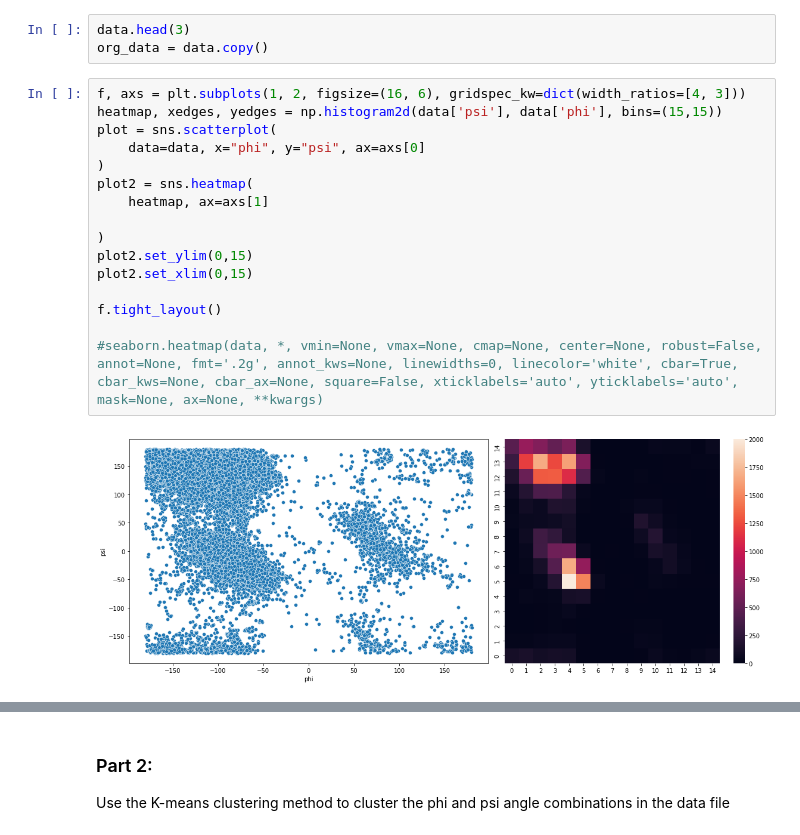
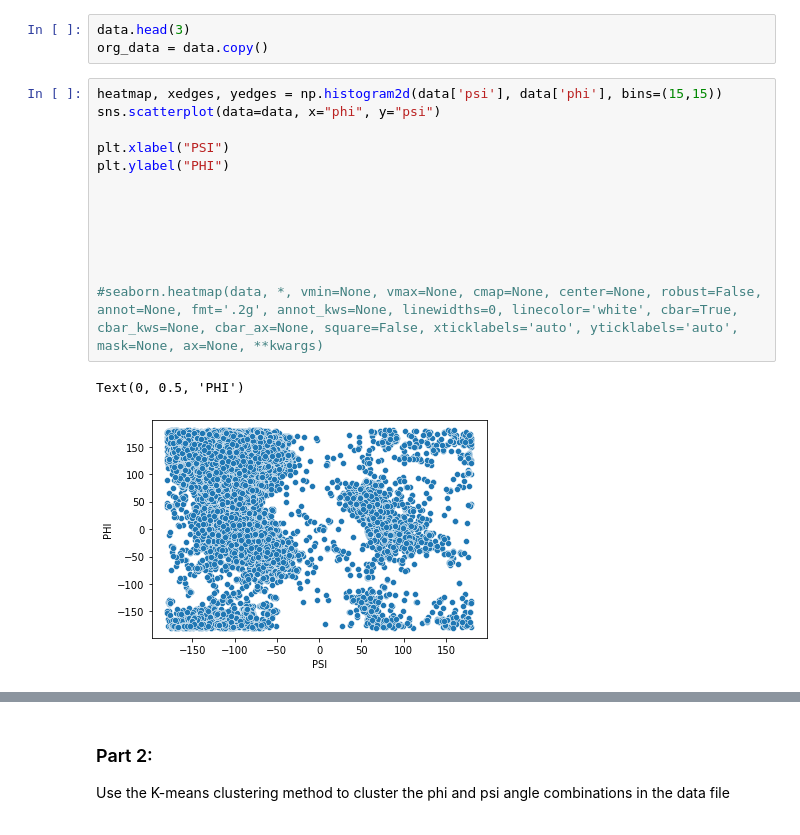
Before and after one commit to JohanBirger/DAT405, a Jupyter notebook: Assignment3.ipynb, the cells around one changed output, grey strips where cells are left out. Cells and saved outputs as stored; diff of their text form.

```diff
--- a/Assignment3.ipynb
+++ b/Assignment3.ipynb
@@ -16,20 +16,18 @@ data = pd.read_csv('./Resources/assignment3-data.csv')
 data.head(3)
 org_data = data.copy()
 # %%
-f, axs = plt.subplots(1, 2, figsize=(16, 6), gridspec_kw=dict(width_ratios=[4, 3]))
 heatmap, xedges, yedges = np.histogram2d(data['psi'], data['phi'], bins=(15,15))
-plot = sns.scatterplot(
-    data=data, x="phi", y="psi", ax=axs[0]
-)
-plot2 = sns.heatmap(
-    heatmap, ax=axs[1]
+sns.scatterplot(data=data, x="phi", y="psi")
 
-)
-plot2.set_ylim(0,15)
-plot2.set_xlim(0,15)
+plt.xlabel("PSI")
+plt.ylabel("PHI")
 
-f.tight_layout()
+
+
+
+
 
 #seaborn.heatmap(data, *, vmin=None, vmax=None, cmap=None, center=None, robust=False, annot=None, fmt='.2g', annot_kws=None, linewidths=0, linecolor='white', cbar=True, cbar_kws=None, cbar_ax=None, square=False, xticklabels='auto', yticklabels='auto', mask=None, ax=None, **kwargs)
 # %% [output]
+Text(0, 0.5, 'PHI')
-[figure, old version]
+[figure, new version]
```
Also changed, not shown: parts of 16 cells of this notebook, 16 other files.
